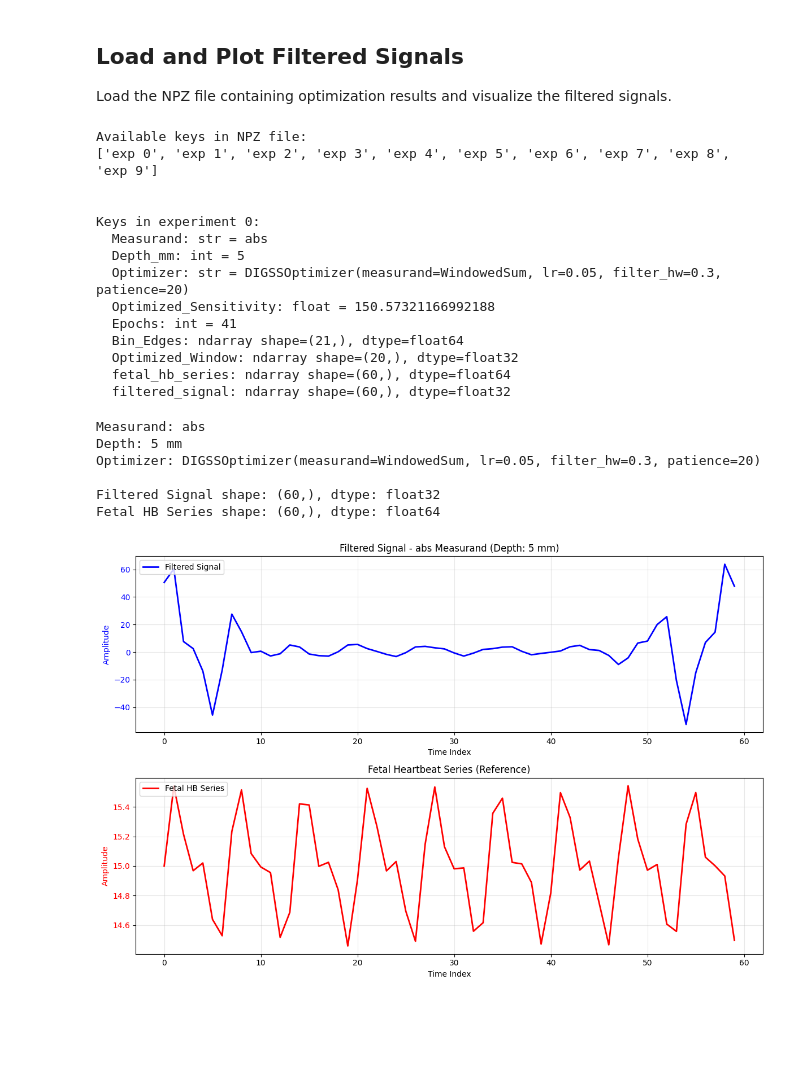
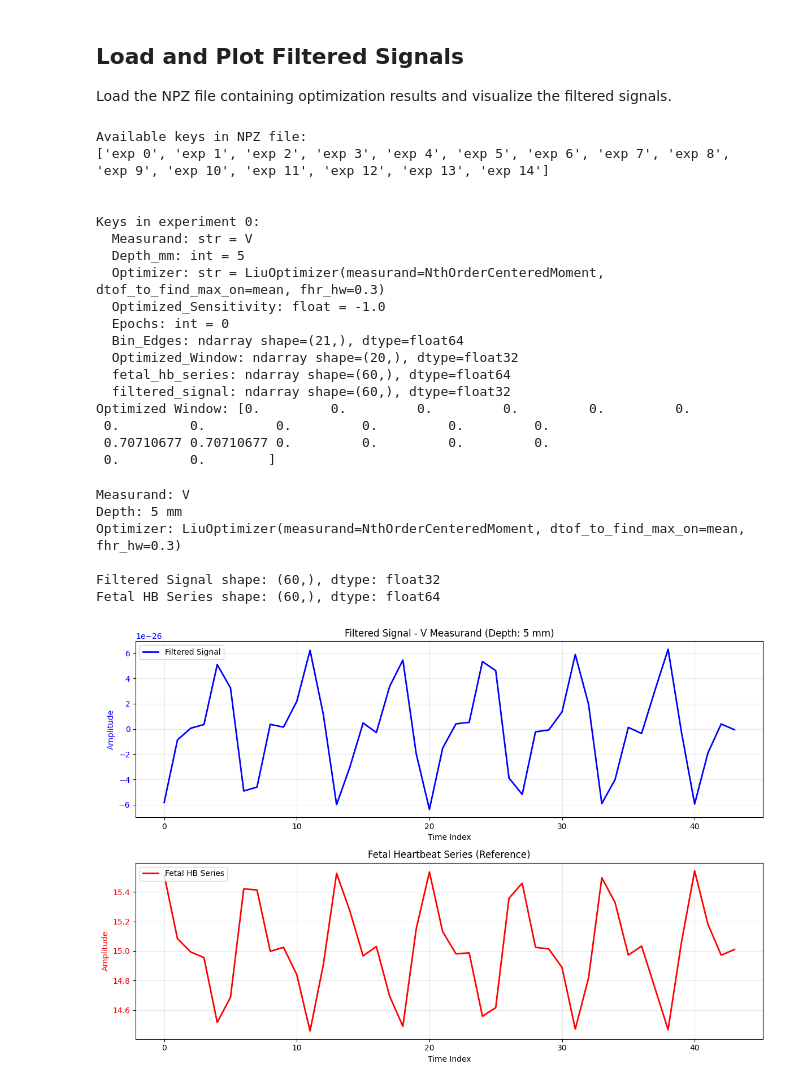
Before and after one commit to RishadR/joint_tof_opt, a Jupyter notebook: visual_debug/filtered_signals.ipynb, the cells around one changed output. Drawn from its saved outputs; the diff is of its cells as text; code cells hidden in the pictures; blank space fills up the shorter version.

```diff
--- a/visual_debug/filtered_signals.ipynb
+++ b/visual_debug/filtered_signals.ipynb
@@ -17,7 +17,7 @@ print(data.files)
 print("\n")
 
 # Access the first experiment (or specify which one you want)
-exp_0 = data['exp 0'].item()  # .item() converts object array to dict
+exp_0 = data['exp 1'].item()  # .item() converts object array to dict
 
 print("Keys in experiment 0:")
 for key in exp_0.keys():
@@ -26,22 +26,28 @@ for key in exp_0.keys():
         print(f"  {key}: ndarray shape={value.shape}, dtype={value.dtype}")
     else:
         print(f"  {key}: {type(value).__name__} = {value}")
+print("Optimized Window:", exp_0['Optimized_Window'])
 # %% [output]
 Available keys in NPZ file:
-['exp 0', 'exp 1', 'exp 2', 'exp 3', 'exp 4', 'exp 5', 'exp 6', 'exp 7', 'exp 8', 'exp 9']
+['exp 0', 'exp 1', 'exp 2', 'exp 3', 'exp 4', 'exp 5', 'exp 6', 'exp 7', 'exp 8', 'exp 9', 'exp 10', 'exp 11', 'exp 12', 'exp 13', 'exp 14']
 
 
 Keys in experiment 0:
-  Measurand: str = abs
+  Measurand: str = V
   Depth_mm: int = 5
-  Optimizer: str = DIGSSOptimizer(measurand=WindowedSum, lr=0.05, filter_hw=0.3, patience=20)
-  Optimized_Sensitivity: float = 150.57321166992188
-  Epochs: int = 41
+  Optimizer: str = LiuOptimizer(measurand=NthOrderCenteredMoment, dtof_to_find_max_on=mean, fhr_hw=0.3)
+  Optimized_Sensitivity: float = -1.0
+  Epochs: int = 0
   Bin_Edges: ndarray shape=(21,), dtype=float64
   Optimized_Window: ndarray shape=(20,), dtype=float32
   fetal_hb_series: ndarray shape=(60,), dtype=float64
   filtered_signal: ndarray shape=(60,), dtype=float32
+Optimized Window: [0.         0.         0.         0.         0.         0.
+ 0.         0.         0.         0.         0.         0.
+ 0.70710677 0.70710677 0.         0.         0.         0.
+ 0.         0.        ]
 # %%
+terminal_points_to_drop = 8
 # Extract filtered signal and fetal heartbeat series
 filtered_signal = exp_0['filtered_signal']
 fetal_hb_series = exp_0['fetal_hb_series']
@@ -55,41 +61,43 @@ print(f"Optimizer: {optimizer}")
 print(f"\nFiltered Signal shape: {filtered_signal.shape}, dtype: {filtered_signal.dtype}")
 print(f"Fetal HB Series shape: {fetal_hb_series.shape}, dtype: {fetal_hb_series.dtype}")
 # %% [output]
-Measurand: abs
+Measurand: V
 Depth: 5 mm
-Optimizer: DIGSSOptimizer(measurand=WindowedSum, lr=0.05, filter_hw=0.3, patience=20)
+Optimizer: LiuOptimizer(measurand=NthOrderCenteredMoment, dtof_to_find_max_on=mean, fhr_hw=0.3)
 
 Filtered Signal shape: (60,), dtype: float32
 Fetal HB Series shape: (60,), dtype: float64
 # %%
 # Plot filtered signal vs fetal heartbeat series
 fig, axes = plt.subplots(2, 1, figsize=(12, 8))
 
 # Time axis
+filtered_signal = filtered_signal[terminal_points_to_drop:-terminal_points_to_drop]
+fetal_hb_series = fetal_hb_series[terminal_points_to_drop:-terminal_points_to_drop]
 time = np.arange(len(filtered_signal))
 
 # Plot 1: Filtered Signal
 axes[0].plot(time, filtered_signal, 'b-', linewidth=2, label='Filtered Signal')
 axes[0].set_xlabel('Time Index')
 axes[0].set_ylabel('Amplitude', color='b')
 axes[0].set_title(f'Filtered Signal - {measurand} Measurand (Depth: {depth} mm)')
 axes[0].tick_params(axis='y', labelcolor='b')
 axes[0].grid(True, alpha=0.3)
 axes[0].legend(loc='upper left')
 
 # Plot 2: Fetal Heartbeat Series
 axes[1].plot(time, fetal_hb_series, 'r-', linewidth=2, label='Fetal HB Series')
 axes[1].set_xlabel('Time Index')
 axes[1].set_ylabel('Amplitude', color='r')
 axes[1].set_title('Fetal Heartbeat Series (Reference)')
 axes[1].tick_params(axis='y', labelcolor='r')
 axes[1].grid(True, alpha=0.3)
 axes[1].legend(loc='upper left')
 
 plt.tight_layout()
 plt.show()
 # %% [output]
-[figure, old version]
+[figure, new version]
 # %%
 # Plot both signals on the same graph for comparison
 fig, ax = plt.subplots(figsize=(12, 6))
```
Also changed, not shown: parts of 1 cell of this notebook, 4 other files.
